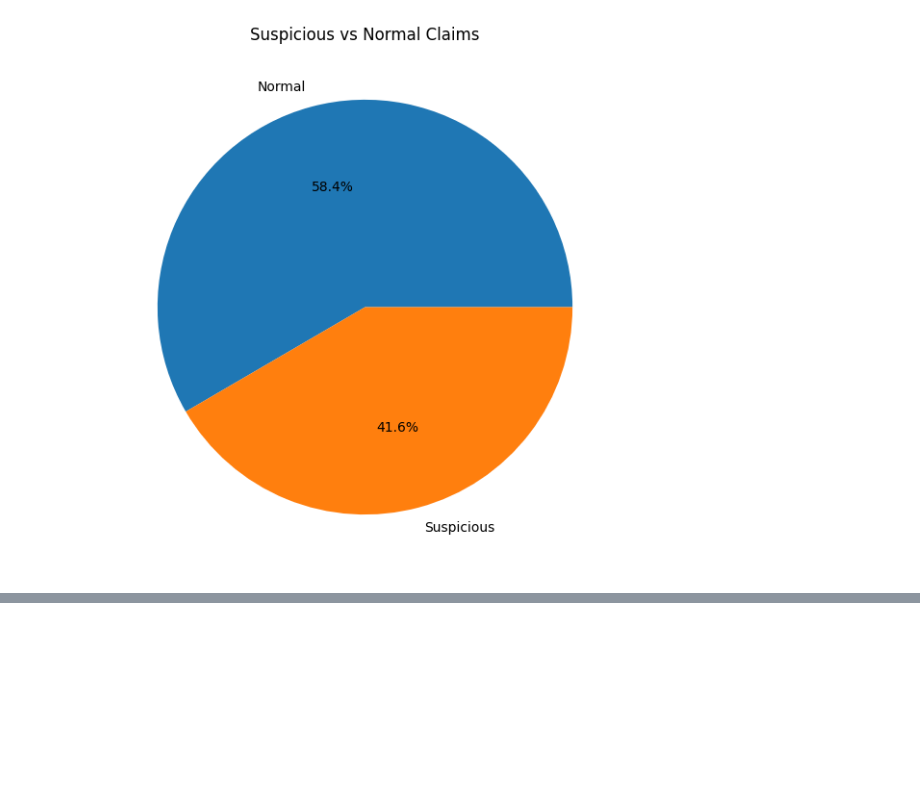
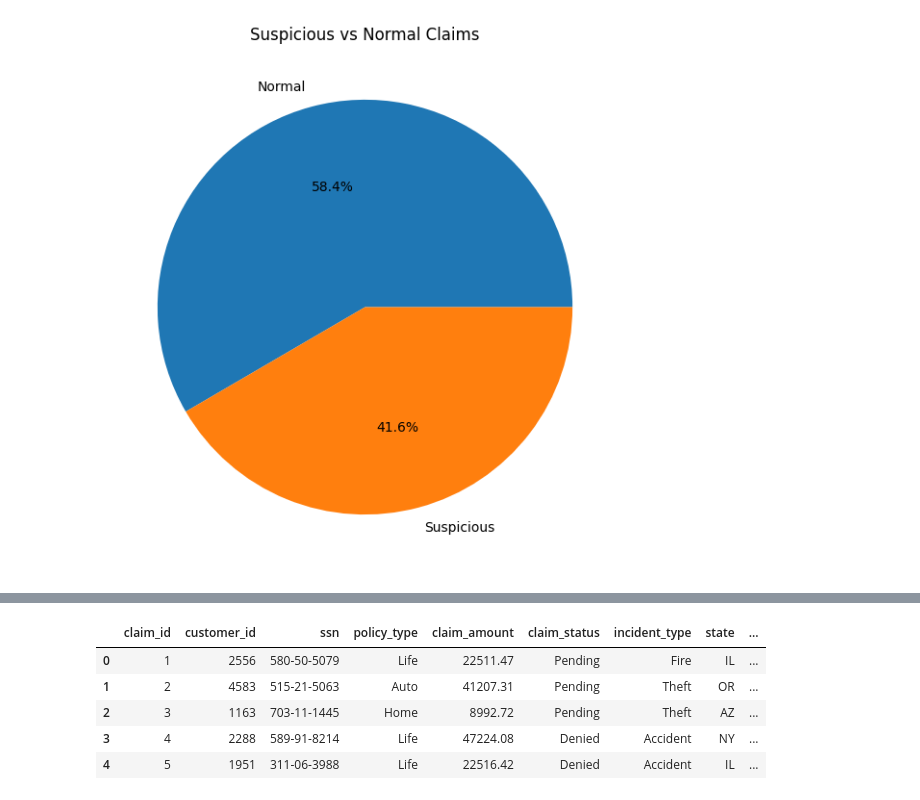
Before and after one commit to dammylee2244/insurance-claims-analytics-platform, a Jupyter notebook: insurance_claims_exploration.ipynb.ipynb, the cells around one changed output, grey strips where cells are left out. Drawn from its saved outputs; the diff is of its cells as text; code cells hidden in the pictures; blank space fills up the shorter version.

```diff
--- a/insurance_claims_exploration.ipynb.ipynb
+++ b/insurance_claims_exploration.ipynb.ipynb
@@ -237,0 +247,11 @@ plt.show()
+# %%
+raw_df = pd.read_csv("data/raw/insurance_claims.csv")
+
+raw_df.head()
+# %% [output]
+|  | claim_id | customer_id | ssn | policy_type | claim_amount | claim_status | incident_type | state | ... |
+| 0 | 1 | 2556 | 580-50-5079 | Life | 22511.47 | Pending | Fire | IL | ... |
+| 1 | 2 | 4583 | 515-21-5063 | Auto | 41207.31 | Pending | Theft | OR | ... |
+| 2 | 3 | 1163 | 703-11-1445 | Home | 8992.72 | Pending | Theft | AZ | ... |
+| 3 | 4 | 2288 | 589-91-8214 | Life | 47224.08 | Denied | Accident | NY | ... |
+| 4 | 5 | 1951 | 311-06-3988 | Life | 22516.42 | Denied | Accident | IL | ... |
```
Also changed, not shown: parts of 2 cells of this notebook, 5 other files.
